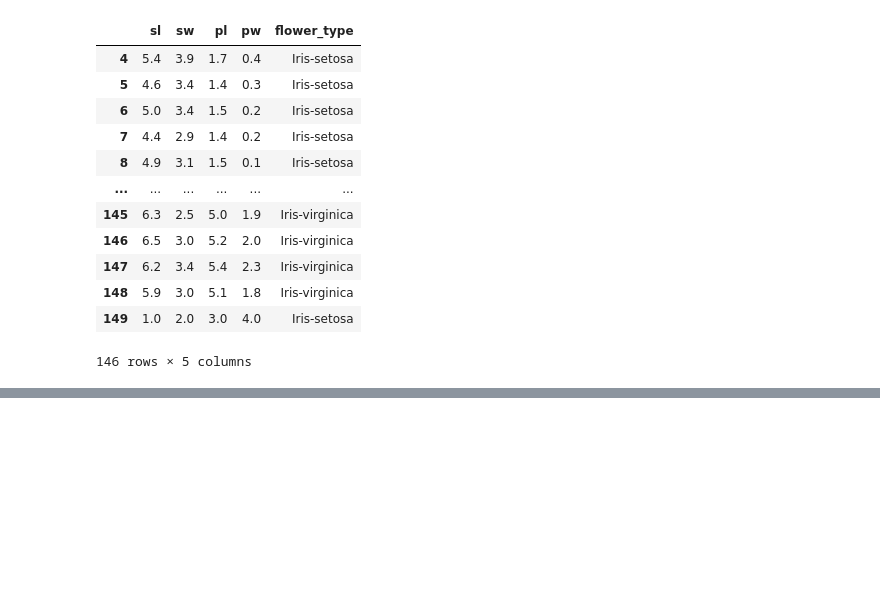
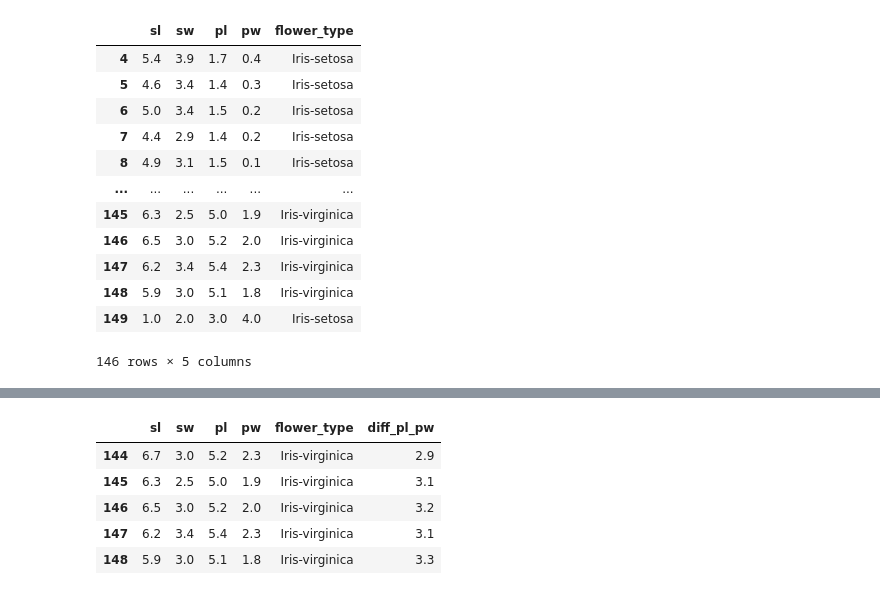
Before and after one commit to sejal-kale/CN-DS, a Jupyter notebook: Pandas/03_panda.ipynb, the cells around one changed output, grey strips where cells are left out. Cells and saved outputs as stored; diff of their text form; code cells hidden in the pictures; blank space fills up the shorter version.

```diff
--- a/Pandas/03_panda.ipynb
+++ b/Pandas/03_panda.ipynb
@@ -176,0 +196,5 @@ df.reset_index( drop=True,inplace=True)
+# %%
+# reset for all data backup
+df=iris.copy()
+# %%
+df.columns=['sl','sw','pl','pw','flower_type']
@@ -176,0 +210,10 @@ df.reset_index( drop=True,inplace=True)
+# %%
+df['diff_pl_pw']= df['pl']-df['pw']
+df.tail()
+# %% [output]
+|  | sl | sw | pl | pw | flower_type | diff_pl_pw |
+| 144 | 6.7 | 3.0 | 5.2 | 2.3 | Iris-virginica | 2.9 |
+| 145 | 6.3 | 2.5 | 5.0 | 1.9 | Iris-virginica | 3.1 |
+| 146 | 6.5 | 3.0 | 5.2 | 2.0 | Iris-virginica | 3.2 |
+| 147 | 6.2 | 3.4 | 5.4 | 2.3 | Iris-virginica | 3.1 |
+| 148 | 5.9 | 3.0 | 5.1 | 1.8 | Iris-virginica | 3.3 |
```
Also changed, not shown: parts of 6 cells of this notebook.
